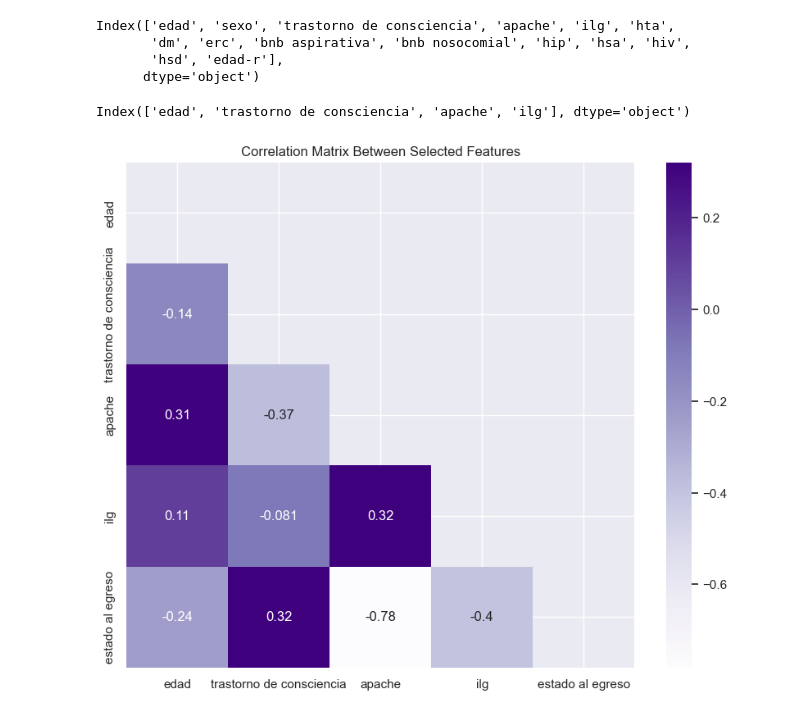
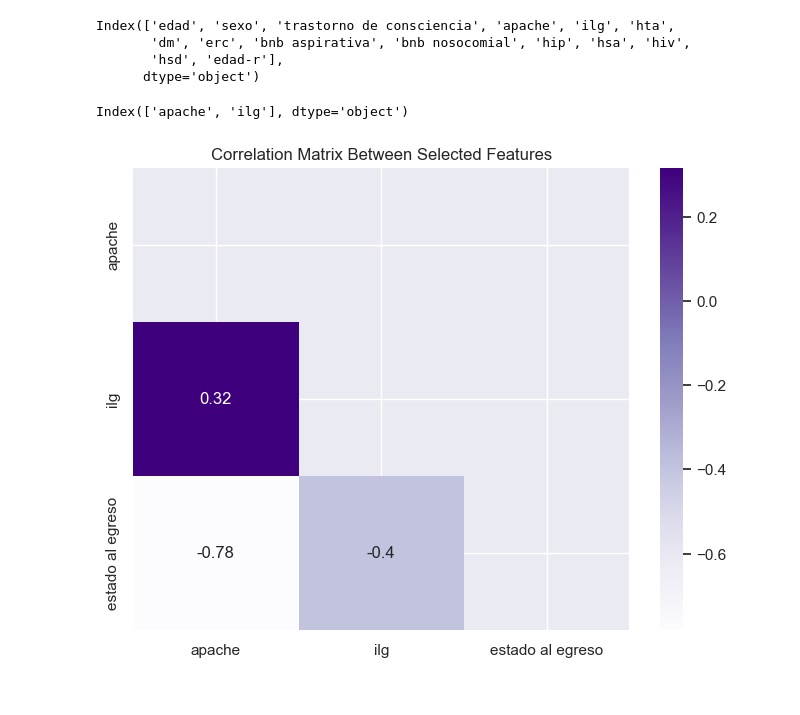
Before and after one commit to serize02/leuko-ml, a Jupyter notebook: notebooks/00_eda.ipynb, the cells around one changed output. Cells and saved outputs as stored; diff of their text form; code cells hidden in the pictures.

```diff
--- a/notebooks/00_eda.ipynb
+++ b/notebooks/00_eda.ipynb
@@ -84,25 +84,25 @@ X = X[ind]
 # %%
 from sklearn.feature_selection import SelectKBest, chi2
 
-selector = SelectKBest(score_func=chi2, k=4)
+selector = SelectKBest(score_func=chi2, k=2)
 
 selector.fit_transform(X, y)
 
 features = X.columns[selector.get_support(indices=True)]
 features
 # %% [output]
-Index(['edad', 'trastorno de consciencia', 'apache', 'ilg'], dtype='object')
+Index(['apache', 'ilg'], dtype='object')
 # %%
 X = X[features]
 # %%
 matrix = X.join(y).corr()
 mask = np.triu(np.ones_like(matrix, dtype=bool))
 # %%
-plt.figure(figsize=(10, 8))
+plt.figure(figsize=(8, 6))
 sns.heatmap(matrix, annot=True, cmap='Purples', mask=mask)
 plt.title('Correlation Matrix Between Selected Features')
 plt.show()
 # %% [output]
-[figure, old version]
+[figure, new version]
 # %%
 data = X.join(y).to_csv('data/selected/data.csv', index=False)
```
Also changed, not shown: parts of 1 cell of this notebook, 8 other files.
